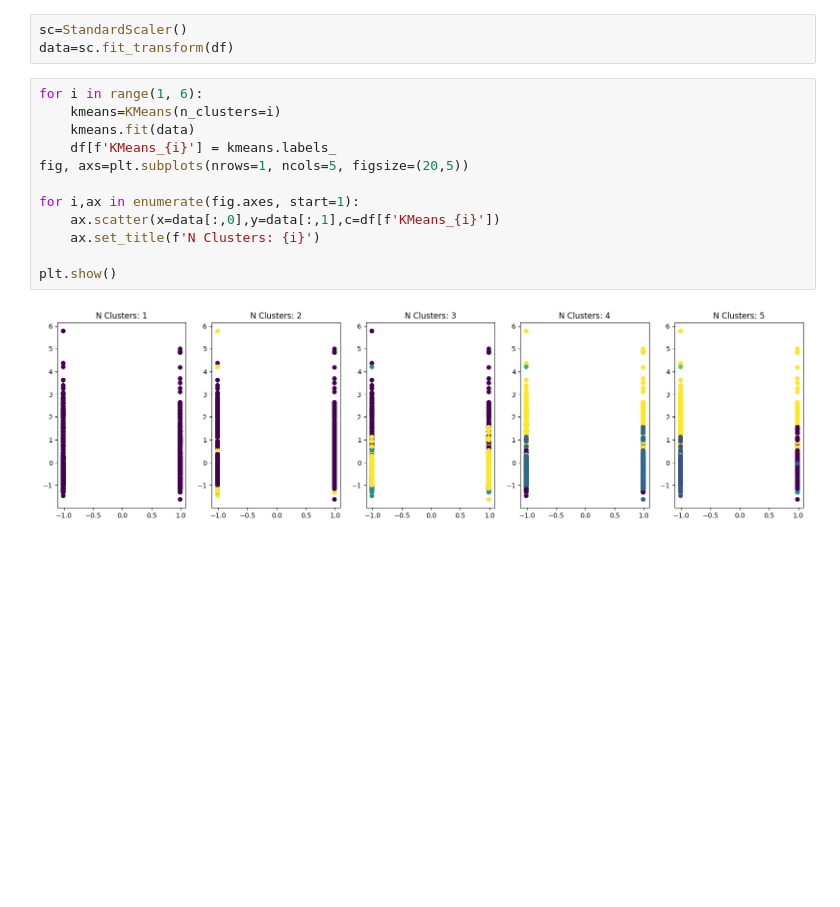
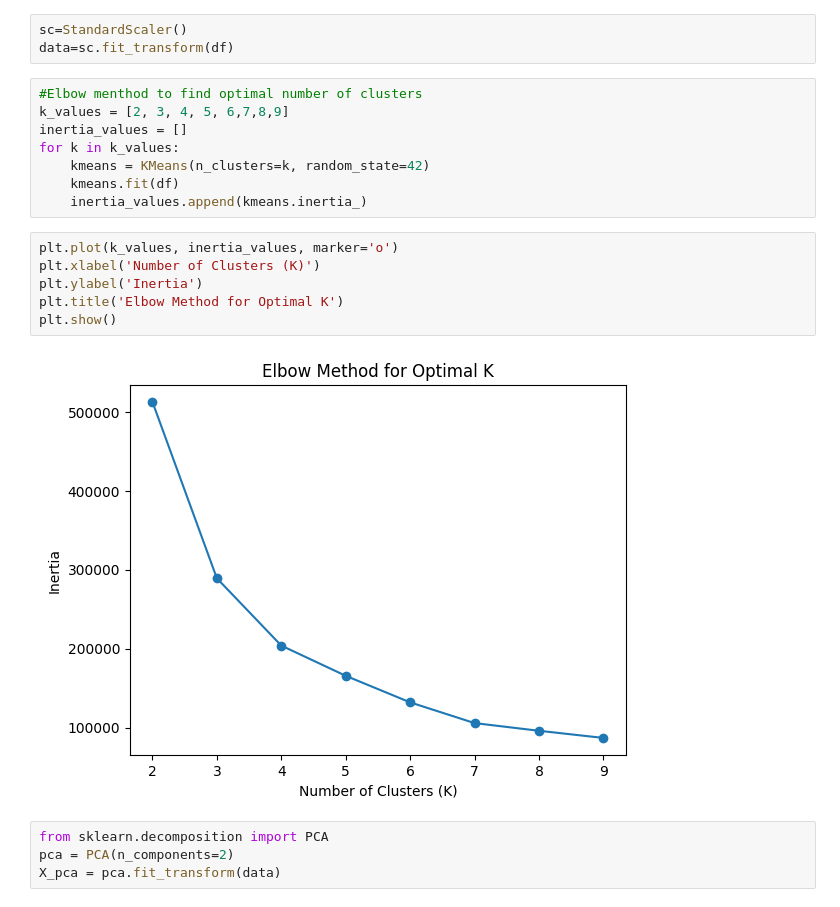
Before and after one commit to Guhan2348519/ADVANCED-ML-tasks, a Jupyter notebook: 2348519_LAB7_AML.ipynb, the cells around one changed output. Saved outputs shown, nothing was run; the diff lists cells and outputs as text; blank space fills up the shorter version.

```diff
--- a/2348519_LAB7_AML.ipynb
+++ b/2348519_LAB7_AML.ipynb
@@ -78,17 +80,23 @@ df
 # %%
 sc=StandardScaler()
 data=sc.fit_transform(df)
-# %%
-for i in range(1, 6):
-    kmeans=KMeans(n_clusters=i)
-    kmeans.fit(data)
-    df[f'KMeans_{i}'] = kmeans.labels_
-fig, axs=plt.subplots(nrows=1, ncols=5, figsize=(20,5))
-
-for i,ax in enumerate(fig.axes, start=1):
-    ax.scatter(x=data[:,0],y=data[:,1],c=df[f'KMeans_{i}'])
-    ax.set_title(f'N Clusters: {i}')
-
-plt.show()
-# %% [output]
-[figure, removed]
+# %%
+#Elbow menthod to find optimal number of clusters
+k_values = [2, 3, 4, 5, 6,7,8,9]
+inertia_values = []
+for k in k_values:
+    kmeans = KMeans(n_clusters=k, random_state=42)
+    kmeans.fit(df)
+    inertia_values.append(kmeans.inertia_)
+# %%
+plt.plot(k_values, inertia_values, marker='o')
+plt.xlabel('Number of Clusters (K)')
+plt.ylabel('Inertia')
+plt.title('Elbow Method for Optimal K')
+plt.show()
+# %% [output]
+[figure, added]
+# %%
+from sklearn.decomposition import PCA
+pca = PCA(n_components=2)
+X_pca = pca.fit_transform(data)
```
Also changed, not shown: parts of 7 cells of this notebook.
